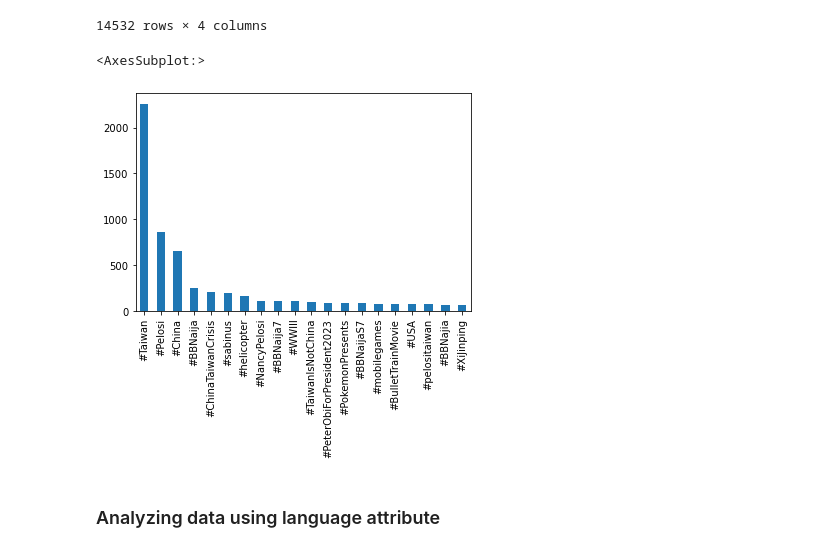
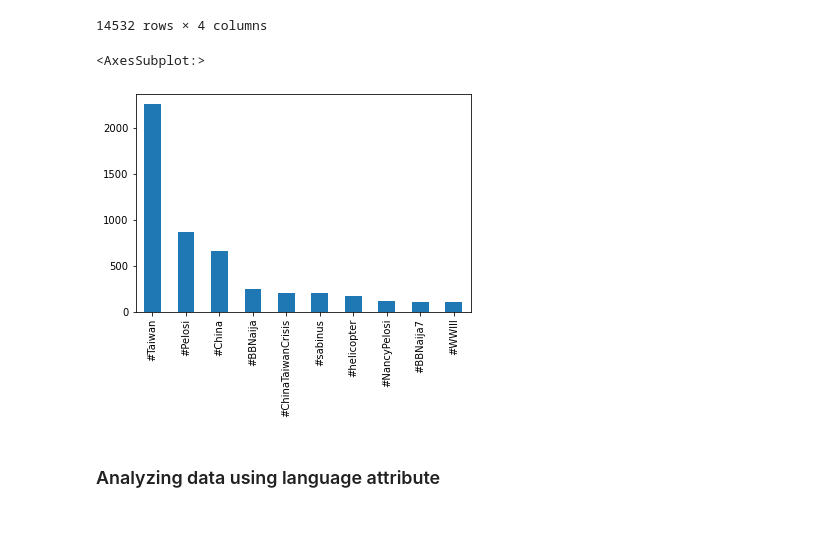
Before and after one commit to AntenehTilaye/Twitter-Data-Analysis, a Jupyter notebook: EDA_Twitter.ipynb, the cells around one changed output. Cells and saved outputs as stored; diff of their text form; code cells hidden in the pictures; blank space fills up the shorter version.

```diff
--- a/EDA_Twitter.ipynb
+++ b/EDA_Twitter.ipynb
@@ -21,7 +21,7 @@ import re
 ##### Data acquisition
 # %%
 #To read csv file and create dataframe
-tweets = pd.read_csv('cleaned_tweet_data.csv')
+tweets = pd.read_csv('processed_data/cleaned_tweet_data.csv')
 tweets.head()
 # %% [output]
 |  | created_at | source | original_text | clean_text | sentiment | polarity | subjectivity | lang | ... |
@@ -181,10 +181,10 @@ tweets_df
 14532 rows × 4 columns
 # %%
 # To plot Top 20 Hashtags
-tweets_df['flattened_hashtags'].value_counts()[:20].plot(kind='bar')
+tweets_df['flattened_hashtags'].value_counts()[:10].plot(kind='bar')
 # %% [output]
 <AxesSubplot:>
-[figure, old version]
+[figure, new version]
 # %% [markdown]
 ### Analyzing data using language attribute
 # %%
```
Also changed, not shown: 16 other files.
